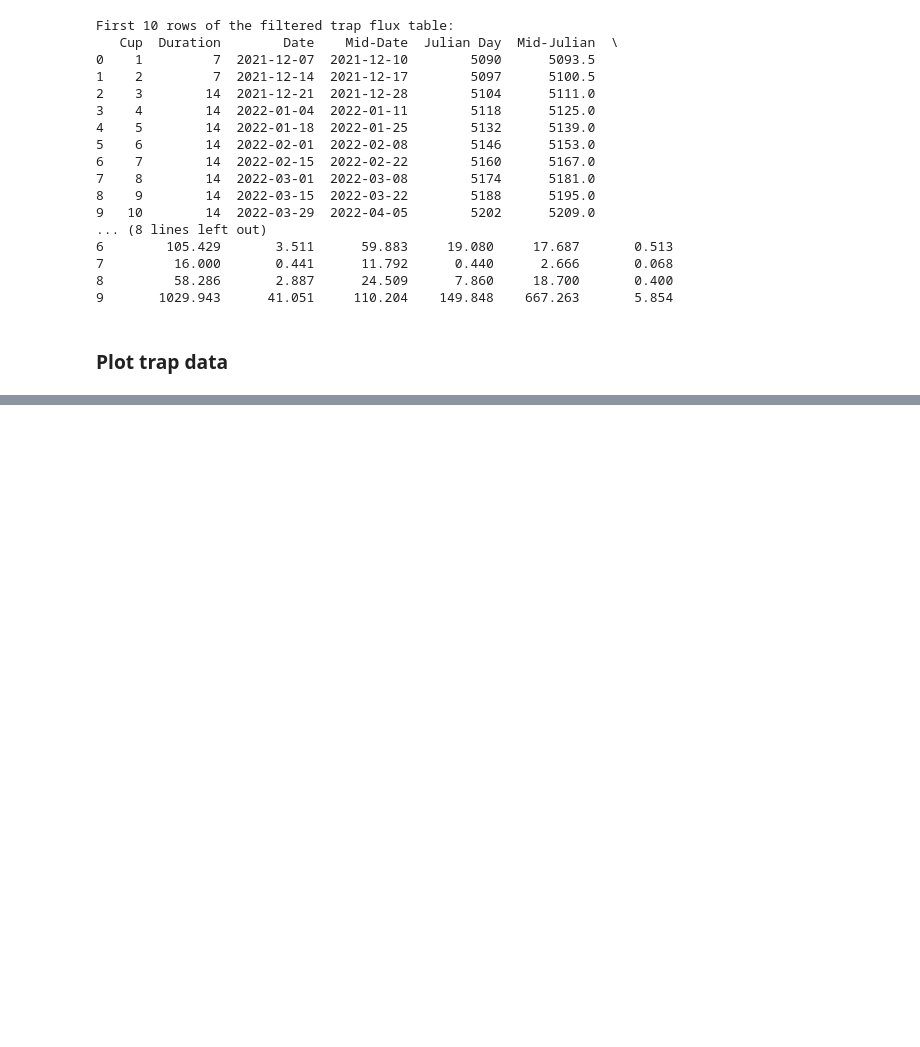
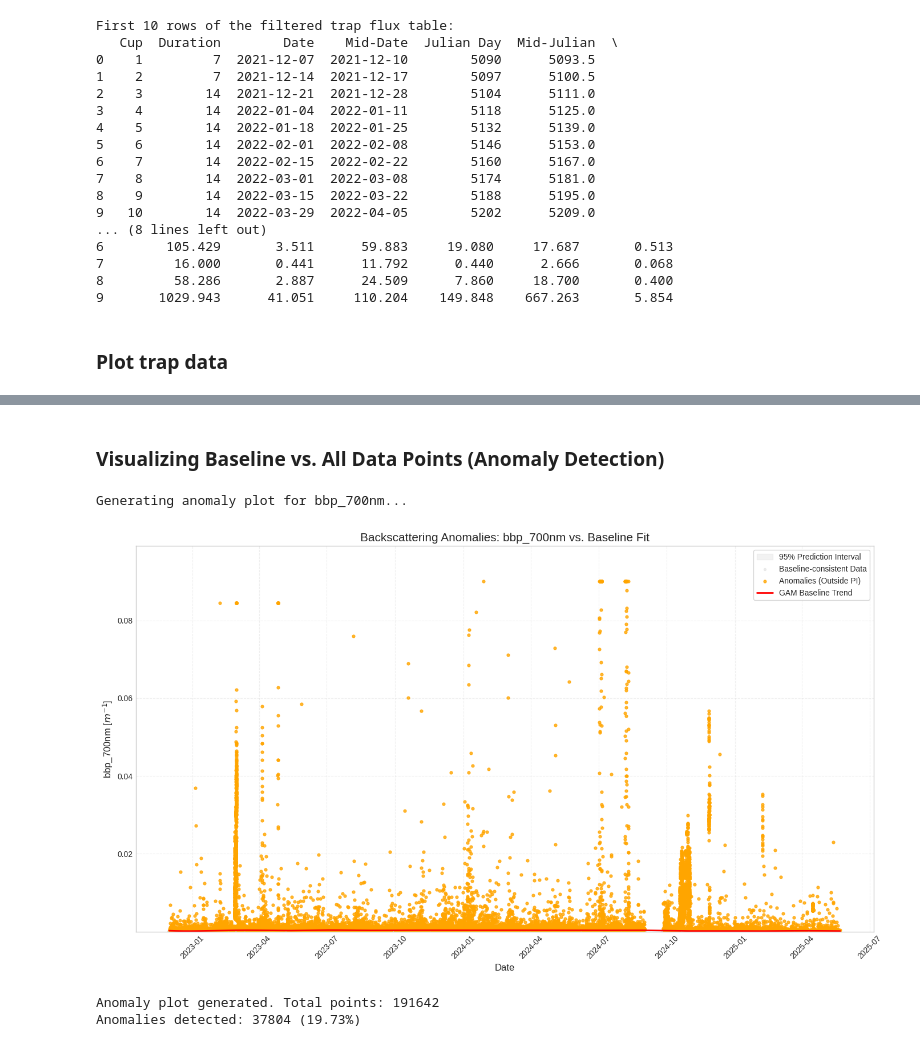
Before and after one commit to eqmh/sedtrap_bbp, a Jupyter notebook: bbp_data_explorer.ipynb, the cells around one changed output, grey strips where cells are left out. Saved outputs shown, nothing was run; the diff lists cells and outputs as text; code cells hidden in the pictures; blank space fills up the shorter version.

```diff
--- a/bbp_data_explorer.ipynb
+++ b/bbp_data_explorer.ipynb
@@ -237,0 +395,64 @@ else:
+# %% [markdown]
+### Visualizing Baseline vs. All Data Points (Anomaly Detection)
+# %%
+# --- Anomaly Visualization with Original Data ---
+if not data.empty and 'bbp_baseline' in data.columns:
+    try:
+        print(f"Generating anomaly plot for {bbp_col}...")
+
+        # Identify outliers (points outside the 95% PI)
+        # pi_high and pi_low were calculated in the previous cell for the full 'data' frame
+        data['is_anomaly'] = (data[bbp_col] > data['pi_high'])
+
+        # Split data for plotting
+        baseline_pts = data[~data['is_anomaly']]
+        anomaly_pts = data[data['is_anomaly']]
+
+        # Setup Figure
+        plt.figure(figsize=(14, 8))
+
+        # 1. Plot Prediction Interval (Light Grey)
+        # Re-sort data by date for fill_between
+        plot_df = data.sort_values('date')
+        plt.fill_between(plot_df['date'], plot_df['pi_low'], plot_df['pi_high'],
+                         color='#E0E0E0', alpha=0.4, label='95% Prediction Interval')
+
+        # 2. Plot Baseline Data Points (Gray)
+        plt.scatter(baseline_pts['date'], baseline_pts[bbp_col],
+                    color='lightgray', s=8, alpha=0.4, label='Baseline-consistent Data')
+
+        # 3. Plot Anomalies (Orange)
+        plt.scatter(anomaly_pts['date'], anomaly_pts[bbp_col],
+                    color='orange', s=12, alpha=0.8, label='Anomalies (Outside PI)')
+
+        # 4. Plot GAM Baseline Fit (Red Line)
+        plt.plot(plot_df['date'], plot_df['bbp_baseline'],
+                 color='red', linewidth=2, label='GAM Baseline Trend')
+
+        # Formatting
+        plt.title(f'Backscattering Anomalies: {bbp_col} vs. Baseline Fit', fontsize=15)
+        plt.xlabel('Date', fontsize=12)
+        plt.ylabel(f'{bbp_col} [$m^{{-1}}$]', fontsize=12)
+
+        # Set Y-axis limits based on full data range
+        y_max = data[bbp_col].max()
+        plt.ylim(data[bbp_col].min() * 0.8, y_max * 1.1)
+
+        plt.legend(loc='upper right', frameon=True, fontsize=10)
+        plt.xticks(rotation=45)
+        plt.grid(True, linestyle='--', alpha=0.3)
+        plt.tight_layout()
+        plt.show()
+
+        print(f"Anomaly plot generated. Total points: {len(data)}")
+        print(f"Anomalies detected: {len(anomaly_pts)} ({len(anomaly_pts)/len(data)*100:.2f}%)")
+
+    except Exception as e:
+        print(f"Error generating anomaly plot: {e}")
+else:
+    print("Baseline model not found. Please run Section 10 first.")
+# %% [output]
+Generating anomaly plot for bbp_700nm...
+[figure, added]
+Anomaly plot generated. Total points: 191642
+Anomalies detected: 37804 (19.73%)
```
Also changed, not shown: parts of 27 cells of this notebook.
